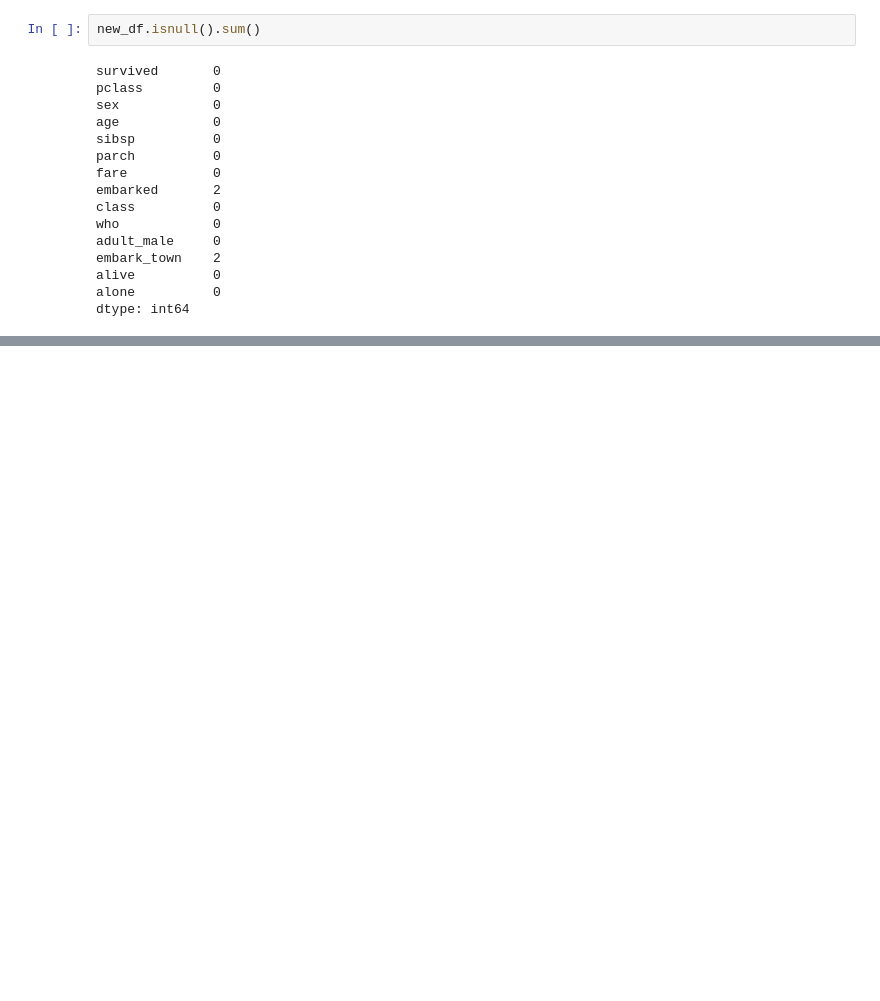
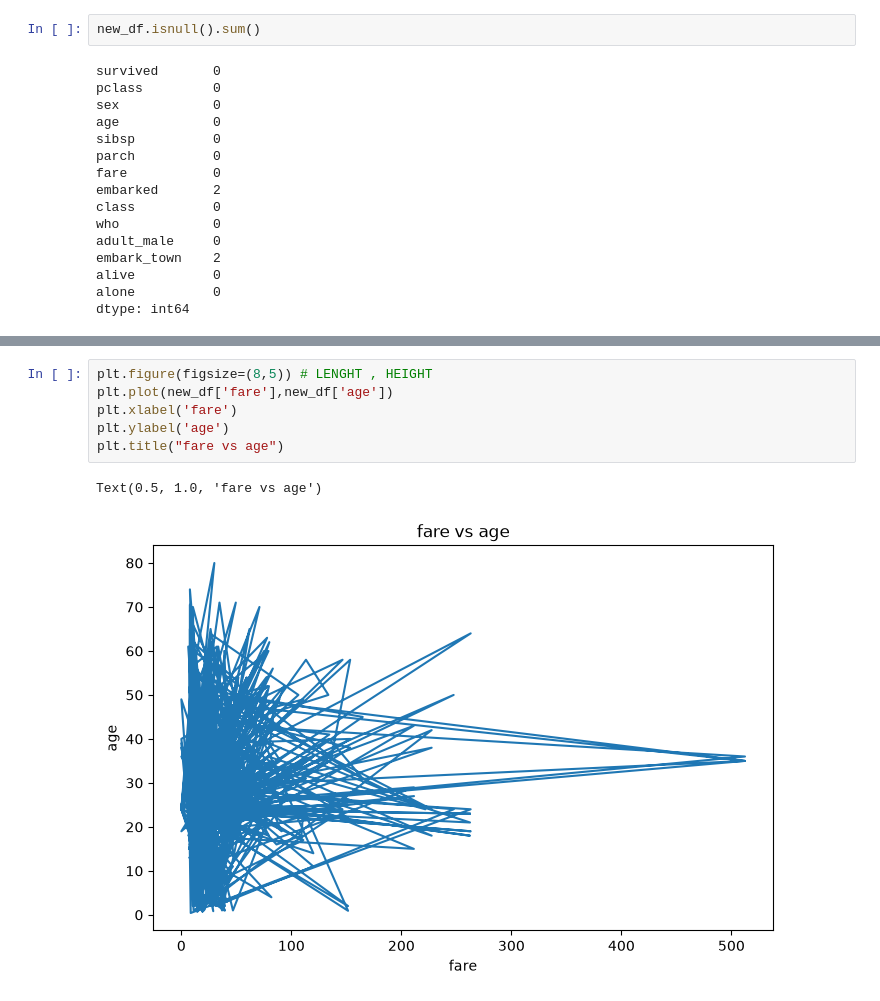
Before and after one commit to Rahuldhawan888/data_science.py, a Jupyter notebook: Day7(Pandas).ipynb, the cells around one changed output, grey strips where cells are left out. Cells and saved outputs as stored; diff of their text form; blank space fills up the shorter version.

```diff
--- a/Day7(Pandas).ipynb
+++ b/Day7(Pandas).ipynb
@@ -1093,0 +1084,9 @@ dtype: int64
+# %%
+plt.figure(figsize=(8,5)) # LENGHT , HEIGHT
+plt.plot(new_df['fare'],new_df['age'])
+plt.xlabel('fare')
+plt.ylabel('age')
+plt.title("fare vs age")
+# %% [output]
+Text(0.5, 1.0, 'fare vs age')
+[figure, added]
```
Also changed, not shown: parts of 21 cells of this notebook.
